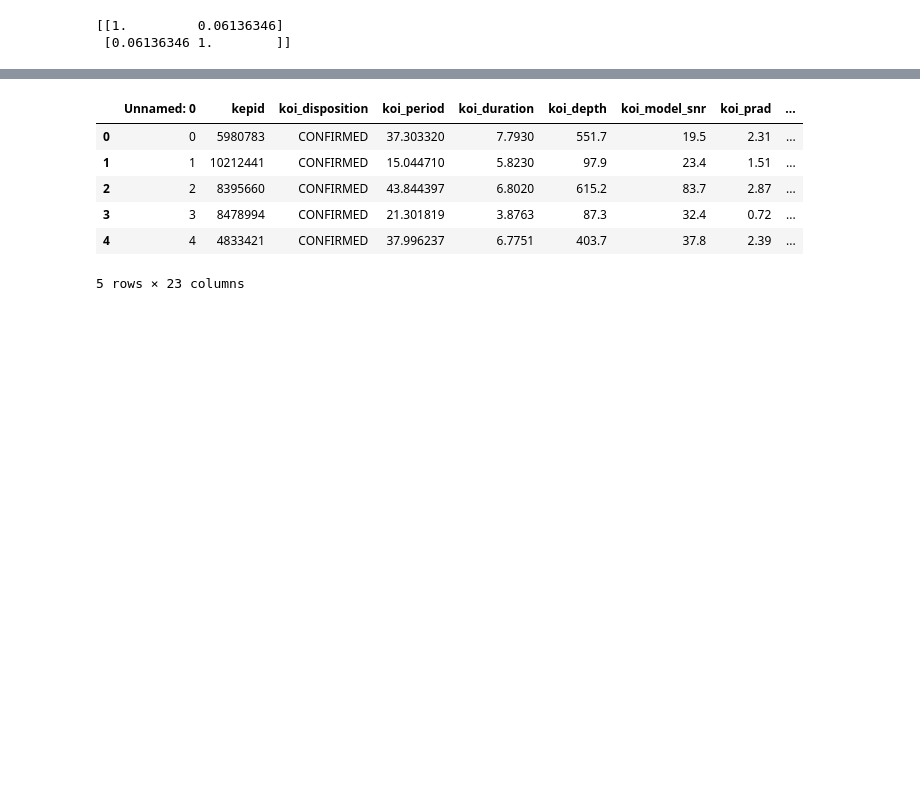
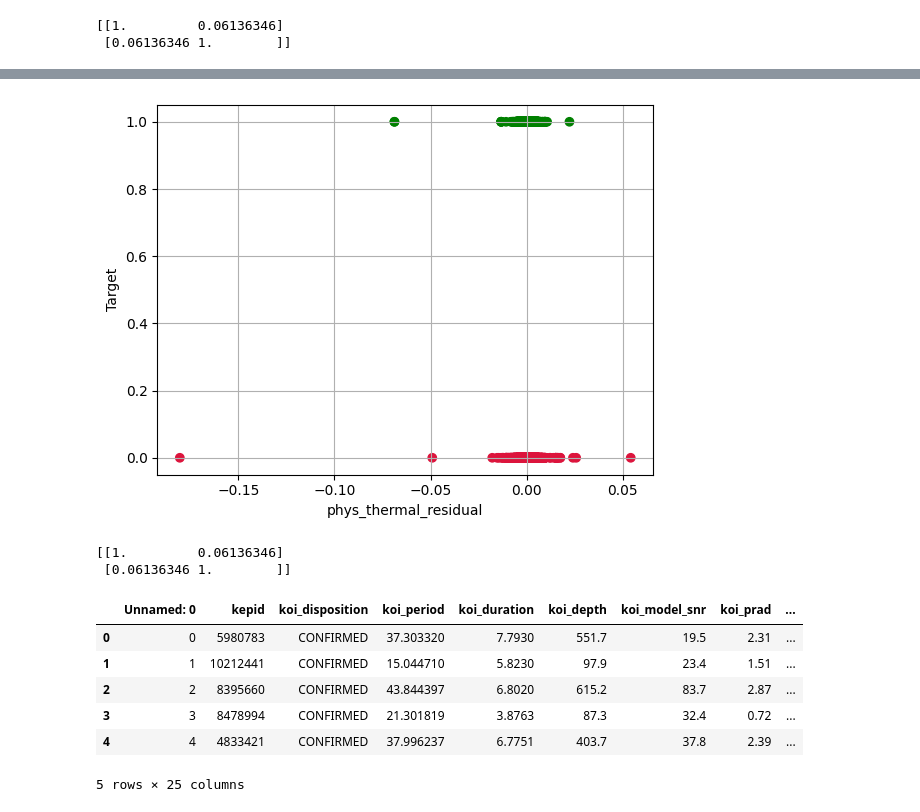
Before and after one commit to Esraaj-Sarkar-Gupta/exoplanet-identification, a Jupyter notebook: src/theroretically_anchored_feartures.ipynb, the cells around one changed output, grey strips where cells are left out. Saved outputs shown, nothing was run; the diff lists cells and outputs as text; code cells hidden in the pictures; blank space fills up the shorter version.

```diff
--- a/src/theroretically_anchored_feartures.ipynb
+++ b/src/theroretically_anchored_feartures.ipynb
@@ -172,3 +172,13 @@ print(R)
 [figure]
 [[1.         0.06136346]
  [0.06136346 1.        ]]
+# %%
+# ---- Stephan Boltzman Anchoring ---- #
+# Assuming an Albedo of 0.3
+# Assuming earth's equillibrium temperature is 255K
+
+EARTH_TEQ = 255     # K
+
+df["phys_thermal"] = (df["koi_insol"] / (df["koi_teq"] / 255)**4)
+df["phys_thermal_residual"] = 1 - df["phys_thermal"]
+display(df.head())
@@ -175,6 +193,27 @@ print(R)
+# %%
+# -- Visualise Thermal Anchor -- #
+plt.figure()
+plt.scatter(df["phys_thermal_residual"], df["Target"], c=df["Target"].map({0: "crimson", 1: "green"}))
+
+plt.xlabel("phys_thermal_residual")
+plt.ylabel("Target")
+
+plt.grid(True)
+plt.show()
+
+R = np.corrcoef(
+    df["phys_impact_parameter_squared"],
+    df["Target"]
+)
+
+print(R)
+# %% [output]
+[figure, added]
+[[1.         0.06136346]
+ [0.06136346 1.        ]]
 # %%
 # ---- Save Dataframe into CSV ---- #
-_SAVE_PATHNAME = Path("../data/physics/physics_aware_features_KOI.csv")
+_SAVE_PATHNAME = Path("../data/koi/physics_train/physically_anchored_features_KOI.csv")
 
 # Reorder csv
 cols = [col for col in df.columns if col != "Target"] + ["Target"]
@@ -189,4 +228,4 @@ data.to_csv(_SAVE_PATHNAME)
 | 2 | 2 | 8395660 | CONFIRMED | 43.844397 | 6.8020 | 615.2 | 83.7 | 2.87 | ... |
 | 3 | 3 | 8478994 | CONFIRMED | 21.301819 | 3.8763 | 87.3 | 32.4 | 0.72 | ... |
 | 4 | 4 | 4833421 | CONFIRMED | 37.996237 | 6.7751 | 403.7 | 37.8 | 2.39 | ... |
-5 rows × 23 columns
+5 rows × 25 columns
```
Also changed, not shown: parts of 2 cells of this notebook, 4 other files.
